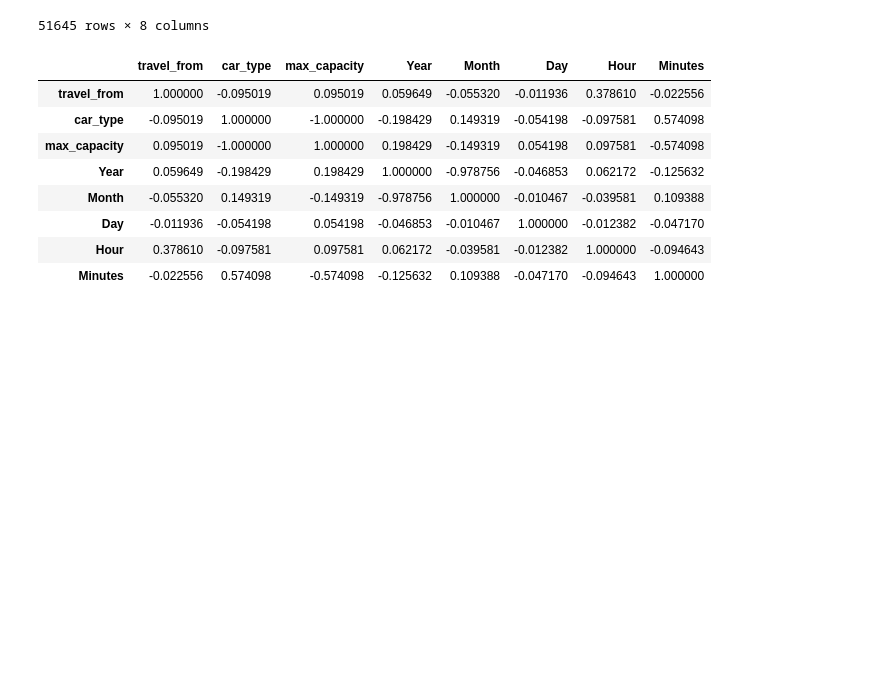
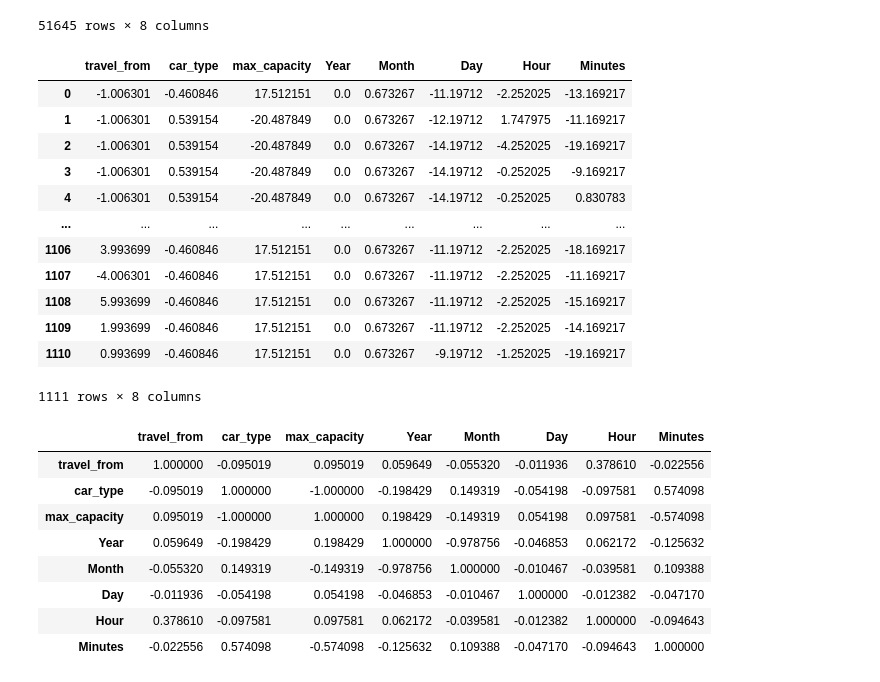
Before and after one commit to The-DigitalAcademy/Traffic_Jam_Analysis, a Jupyter notebook: data_training.ipynb, the cells around one changed output. Cells and saved outputs as stored; diff of their text form; code cells hidden in the pictures; blank space fills up the shorter version.

```diff
--- a/data_training.ipynb
+++ b/data_training.ipynb
@@ -147,6 +158,8 @@ df
 # %%
 X =  df[['travel_from', 'car_type', 'max_capacity', 'Year', 'Month', 'Day', 'Hour', 'Minutes']]
 Y = df[['number_of_ticket']]
+# %%
+X_test = df2[['travel_from', 'car_type', 'max_capacity', 'Year', 'Month', 'Day', 'Hour', 'Minutes']]
 # %%
 mean = np.mean(X, axis=0)
 std_dev = np.std(X, axis=0)
@@ -169,6 +182,28 @@ X
 | 51643 | -1.766086 | -0.784005 | 0.784005 | 0.600873 | -0.224763 | 0.680798 | -0.437585 | -0.493063 |
 | 51644 | -0.089498 | -0.784005 | 0.784005 | -1.664244 | 1.411108 | -0.056233 | -0.980702 | -0.366316 |
 51645 rows × 8 columns
+# %%
+mean = np.mean(X_test, axis=0)
+std_dev = np.std(X, axis=0)
+
+# Standardize data
+X_test = (X_test - mean) / std_dev
+
+X_test
+# %% [output]
+|  | travel_from | car_type | max_capacity | Year | Month | Day | Hour | Minutes |
+| 0 | -1.006301 | -0.460846 | 17.512151 | 0.0 | 0.673267 | -11.19712 | -2.252025 | -13.169217 |
+| 1 | -1.006301 | 0.539154 | -20.487849 | 0.0 | 0.673267 | -12.19712 | 1.747975 | -11.169217 |
+| 2 | -1.006301 | 0.539154 | -20.487849 | 0.0 | 0.673267 | -14.19712 | -4.252025 | -19.169217 |
+| 3 | -1.006301 | 0.539154 | -20.487849 | 0.0 | 0.673267 | -14.19712 | -0.252025 | -9.169217 |
+| 4 | -1.006301 | 0.539154 | -20.487849 | 0.0 | 0.673267 | -14.19712 | -0.252025 | 0.830783 |
+| ... | ... | ... | ... | ... | ... | ... | ... | ... |
+| 1106 | 3.993699 | -0.460846 | 17.512151 | 0.0 | 0.673267 | -11.19712 | -2.252025 | -18.169217 |
+| 1107 | -4.006301 | -0.460846 | 17.512151 | 0.0 | 0.673267 | -11.19712 | -2.252025 | -11.169217 |
+| 1108 | 5.993699 | -0.460846 | 17.512151 | 0.0 | 0.673267 | -11.19712 | -2.252025 | -15.169217 |
+| 1109 | 1.993699 | -0.460846 | 17.512151 | 0.0 | 0.673267 | -11.19712 | -2.252025 | -14.169217 |
+| 1110 | 0.993699 | -0.460846 | 17.512151 | 0.0 | 0.673267 | -9.19712 | -1.252025 | -19.169217 |
+1111 rows × 8 columns
 # %%
 rs = np.random.RandomState(0)
 corr = X.corr()
```
Also changed, not shown: parts of 14 cells of this notebook, 9 other files.
